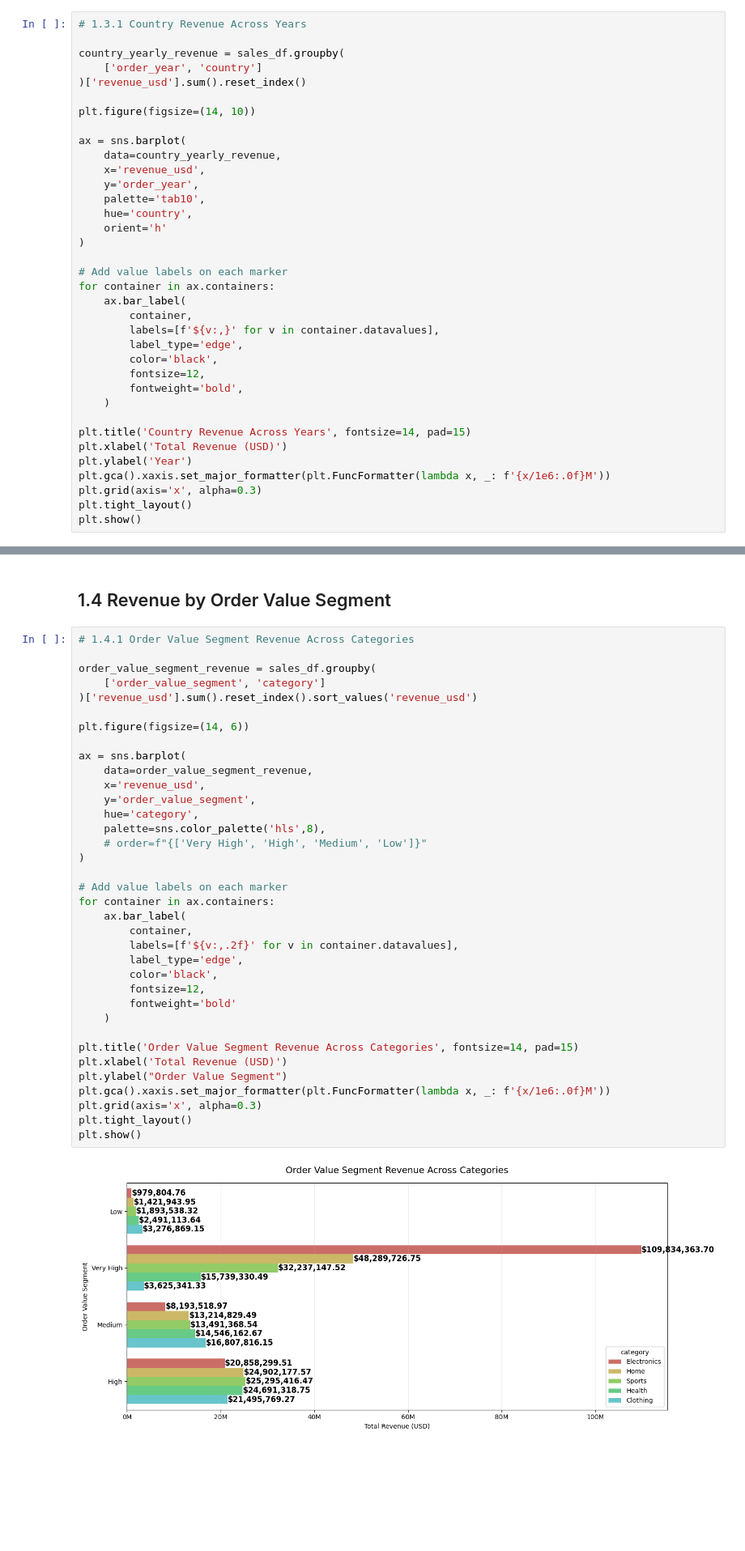
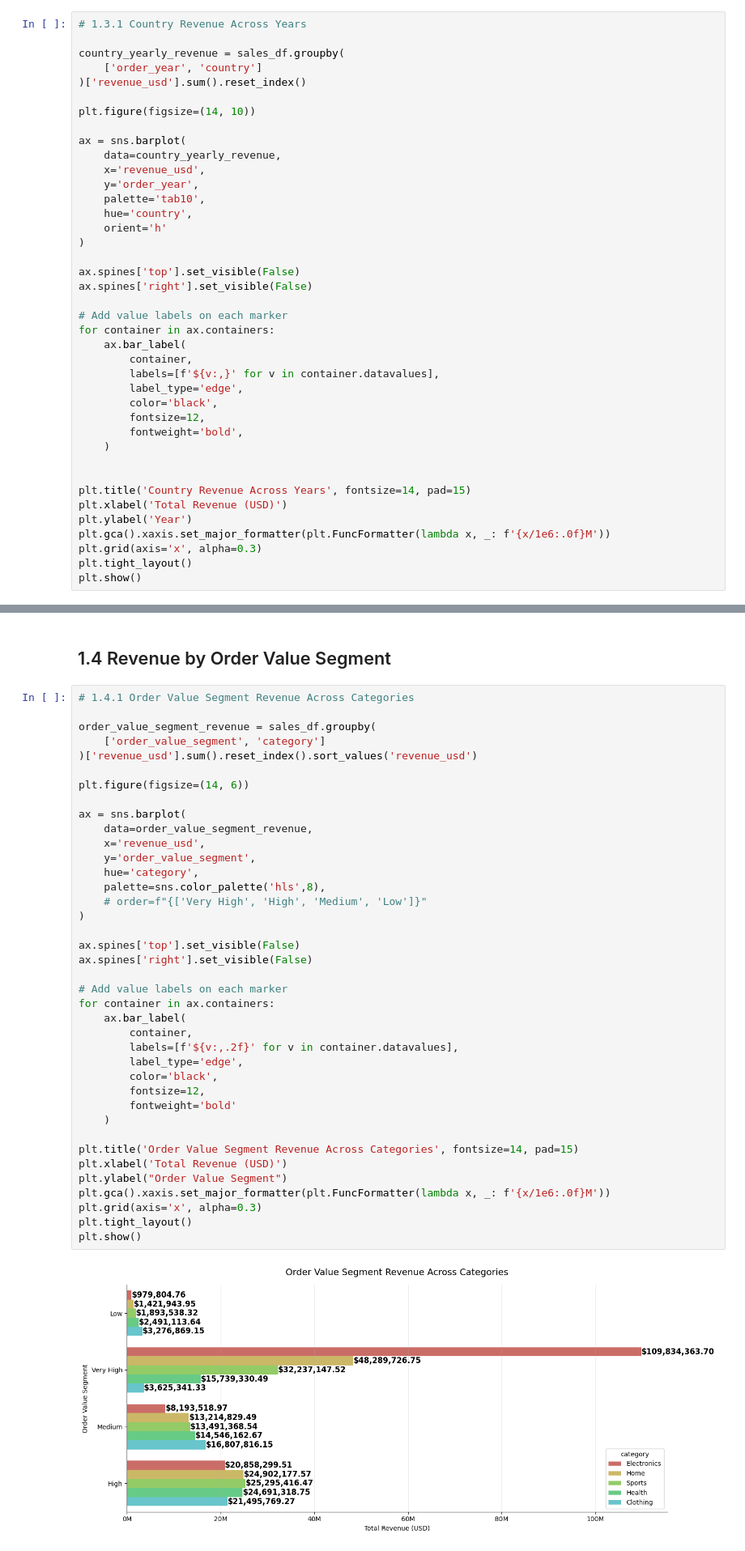
Before and after one commit to judiellegaspina/Ecommerce-EDA-and-Sales-Prediction, a Jupyter notebook: 05_Sales_Analysis.ipynb, the cells around one changed output, grey strips where cells are left out. Shown at 81% size. Cells and saved outputs as stored; diff of their text form; blank space fills up the shorter version.

Commit message:
remove right and top spine to avoid overlapping labels

```diff
--- a/05_Sales_Analysis.ipynb
+++ b/05_Sales_Analysis.ipynb
@@ -396,6 +396,9 @@ ax = sns.barplot(
     orient='h'
 )
 
+ax.spines['top'].set_visible(False)
+ax.spines['right'].set_visible(False)
+
 # Add value labels on each marker
 for container in ax.containers:
     ax.bar_label(
@@ -407,6 +410,7 @@ for container in ax.containers:
         fontweight='bold',
     )
 
+
 plt.title('Country Revenue Across Years', fontsize=14, pad=15)
 plt.xlabel('Total Revenue (USD)')
 plt.ylabel('Year')
@@ -428,34 +432,37 @@ order_value_segment_revenue = sales_df.groupby(
 plt.figure(figsize=(14, 6))
 
 ax = sns.barplot(
     data=order_value_segment_revenue,
     x='revenue_usd',
     y='order_value_segment',
     hue='category',
     palette=sns.color_palette('hls',8),
     # order=f"{['Very High', 'High', 'Medium', 'Low']}"
 )
+
+ax.spines['top'].set_visible(False)
+ax.spines['right'].set_visible(False)
 
 # Add value labels on each marker
 for container in ax.containers:
     ax.bar_label(
         container,
         labels=[f'${v:,.2f}' for v in container.datavalues],
         label_type='edge',
         color='black',
         fontsize=12,
         fontweight='bold'
     )
 
 plt.title('Order Value Segment Revenue Across Categories', fontsize=14, pad=15)
 plt.xlabel('Total Revenue (USD)')
 plt.ylabel("Order Value Segment")
 plt.gca().xaxis.set_major_formatter(plt.FuncFormatter(lambda x, _: f'{x/1e6:.0f}M'))
 plt.grid(axis='x', alpha=0.3)
 plt.tight_layout()
 plt.show()
 # %% [output]
-[figure, old version]
+[figure, new version]
 # %% [markdown]
 ## 1.5 Customers
 # %%
```
Also changed, not shown: parts of 2 cells of this notebook.
